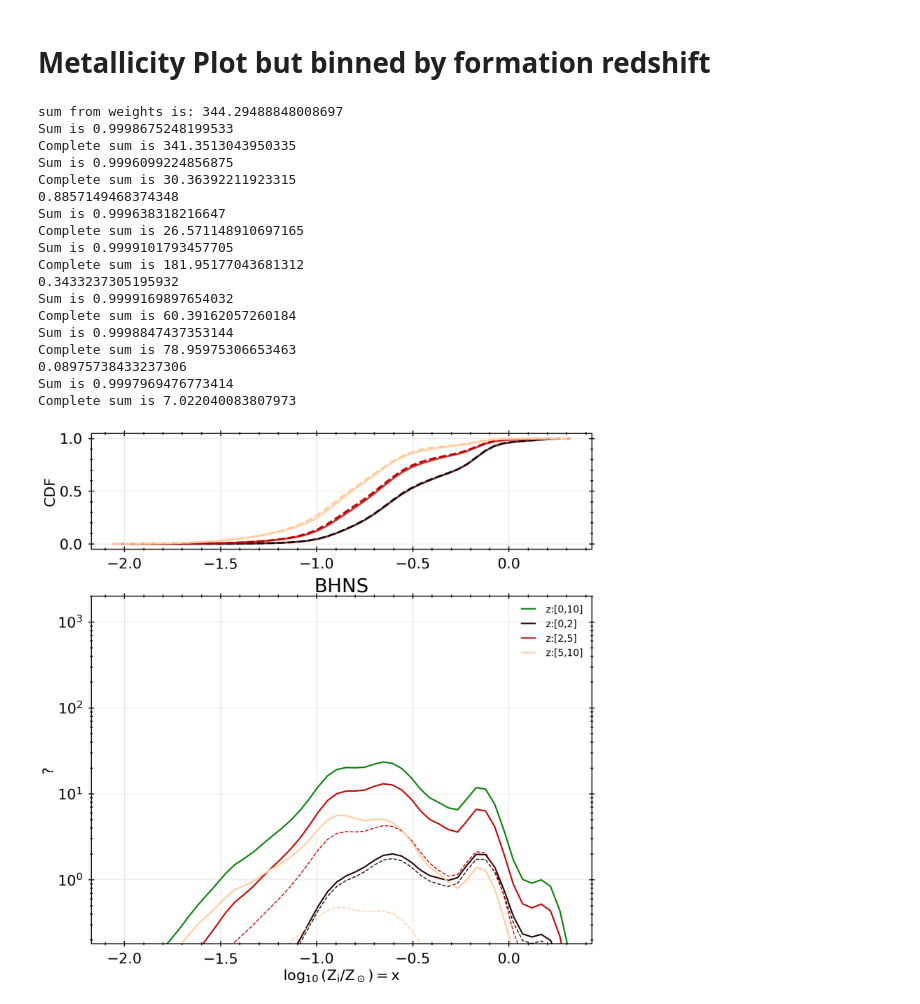
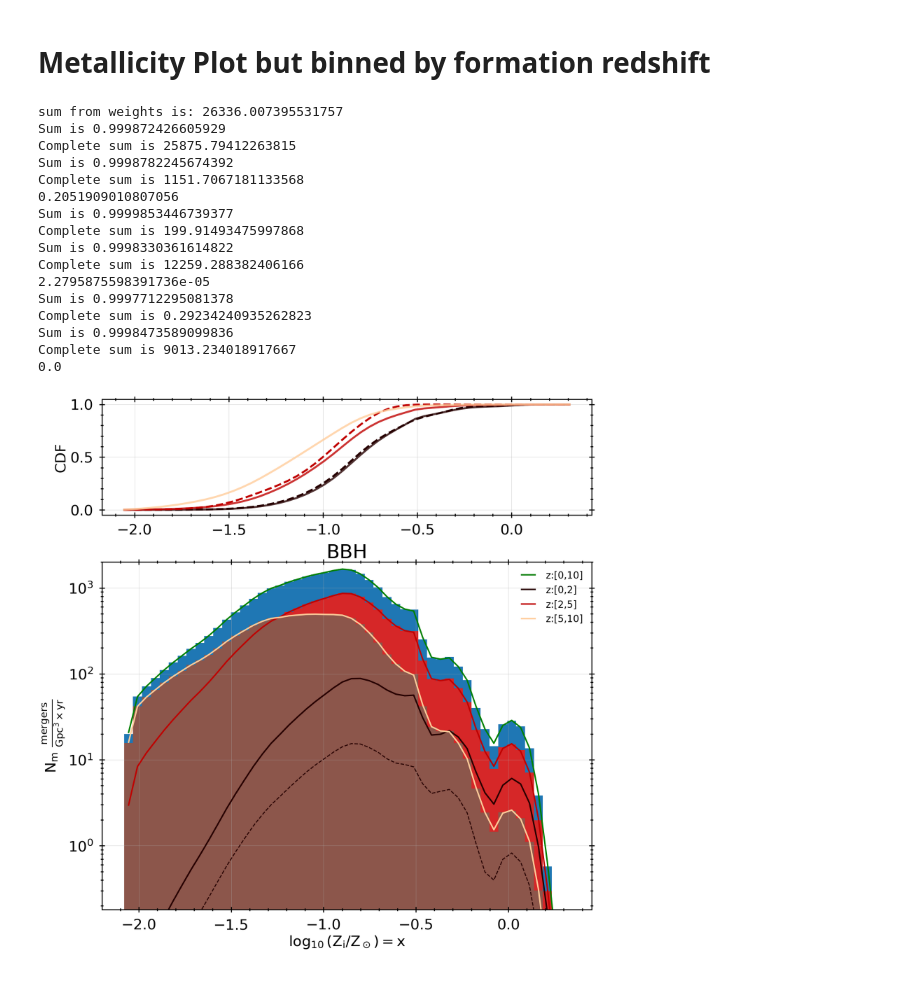
Before and after one commit to stlgolfer/metallicity_mergers, a Jupyter notebook: convolve_test.ipynb, the cells around one changed output. Cells and saved outputs as stored; diff of their text form; code cells hidden in the pictures.

```diff
--- a/convolve_test.ipynb
+++ b/convolve_test.ipynb
@@ -33,7 +33,7 @@ metallicities = fdata["BSE_System_Parameters"]["Metallicity@ZAMS(1)"][()]
 # potentially mask with/without a stable mass transfer or without an envelope
 mixture_weight = fdata["BSE_System_Parameters"]["mixture_weight"][()]
 fdata.close()
-TYPES = 'BNS'
+TYPES = 'BBH'
 fe_binned, fe_bins, compasdata = get_formation_efficiency(filepath, types=TYPES)
 delayTimes = compasdata.delayTimes
 
@@ -323,7 +323,7 @@ Since we're working with binned data, however, we can treat $z$ as the location
 # %%
 # now let's plot the 2d histogram
 # ok now let's do this in 2D. if we can marginalize this correctly then we've done something right
-options = sfr_van_son['max']
+options = sfr_van_son['fiducial']
 Zmesh, redshiftMesh = np.meshgrid(
     options.log_metallicity_bin_centers,
     np.linspace(0, 10, 1000)
@@ -686,14 +686,23 @@ networks = {
     },
     'ET_CE': {
         'array': ['ETS', 'CE1Id'],
-        'snr': 10
+        'snr': 8
     },
     'O4': {
         'array': ['H1_O4a', 'L1_O4a', 'Virgo_O4a'],
-        'snr': 10e-2
+        'snr': 8
+    },
+    'O5': {
+        'array': [
+            'H1_postO5',
+            'KAGRA_O5',
+            'L1_O5',
+            'Virgo_O5'
+        ],
+        'snr': 8
     }
 }
-det_choice = 'O4'
+det_choice = 'O5'
 # %%
 # make a new plot
 sfr_fig, sfr_ax = plt.subplots(1, 1)
@@ -848,6 +861,11 @@ def do_metallicity_plot_to_redshift(left, right, color, with_SNR=False, draw_CDF
         bins=50,
         density=True
     )
+    form_ax['Bottom'].hist(
+        Zm,
+        weights=weights,
+        bins=50
+    )
 
     dco_metallicity_weighted_kde = stats.gaussian_kde(
         Zm,
@@ -872,50 +890,48 @@ def do_metallicity_plot_to_redshift(left, right, color, with_SNR=False, draw_CDF
         form_ax['Top'].plot(dco_met_bins_midpoints, np.cumsum(plot_line/np.sum(plot_line)), label=f'{lab} CDF', linestyle = '--' if with_SNR else 'solid', color=color, alpha=1 if with_SNR else 0.8) #, linewidth=2 if with_SNR else 3
     # cdf_ax.tick_params(axis='y', labelcolor='red')
     # cdf_ax.set_yscale('log')
     # form_ax.axhline(plot_line.max())
 
 print(f'sum from weights is: {np.sum(fiducial_plotting_data['all_weights'])}')
 
 color_bins = plt.cm.gist_heat(np.linspace(0.1, 0.9, len(redshift_edges)-1))
 alt_color_bins = plt.cm.Greens(np.linspace(0.3, 0.9, len(redshift_edges)-1))
 
 do_metallicity_plot_to_redshift(0, 10, 'green')
 
 for i in range(len(redshift_edges)-1):
     do_metallicity_plot_to_redshift(redshift_edges[i], redshift_edges[i+1], color_bins[i], draw_CDF=True)
     do_metallicity_plot_to_redshift(redshift_edges[i], redshift_edges[i+1], color_bins[i], with_SNR=True, with_label=False, draw_CDF=True)
 
 # do_metallicity_plot_to_redshift(0, 5, 'red')
 # do_metallicity_plot_to_redshift(0, 5, 'green', with_SNR=True)
 
 form_ax['Bottom'].set_xlabel(r'$\log_{10}(Z_i/Z_\odot)=x$' if PLOT_Z_LOG else r'$Z_i/Z_\odot=x$')
 
 # form_ax.set_ylabel(r'$dN(x)*\int_{z_1}^{z_2} dz \frac{dR_m}{dz}$')
-form_ax['Bottom'].set_ylabel('?')
+form_ax['Bottom'].set_ylabel(r'$N_m~\frac{\text{mergers}}{Gpc^3\times yr}$')
 form_ax['Bottom'].set_yscale('log')
 form_ax['Bottom'].set_title(f'{TYPES}')
 form_ax['Bottom'].set_ylim(0.18,2e3)
 form_ax['Bottom'].legend()
 form_ax['Top'].set_ylabel('CDF')
 # form_ax['SNR'].set_ylabel('With SNR CDF')
 form_fig.show()
 # %% [output]
-sum from weights is: 344.29488848008697
-Sum is 0.9998675248199533
-Complete sum is 341.3513043950335
-Sum is 0.9996099224856875
-Complete sum is 30.36392211923315
-0.8857149468374348
-Sum is 0.999638318216647
-Complete sum is 26.571148910697165
-Sum is 0.9999101793457705
-Complete sum is 181.95177043681312
-0.3433237305195932
-Sum is 0.9999169897654032
-Complete sum is 60.39162057260184
-Sum is 0.9998847437353144
-Complete sum is 78.95975306653463
-0.08975738433237306
-Sum is 0.9997969476773414
-Complete sum is 7.022040083807973
+sum from weights is: 26336.007395531757
+Sum is 0.999872426605929
+Complete sum is 25875.79412263815
+Sum is 0.9998782245674392
+Complete sum is 1151.7067181133568
+0.2051909010807056
+Sum is 0.9999853446739377
+Complete sum is 199.91493475997868
+Sum is 0.9998330361614822
+Complete sum is 12259.288382406166
+2.2795875598391736e-05
+Sum is 0.9997712295081378
+Complete sum is 0.29234240935262823
+Sum is 0.9998473589099836
+Complete sum is 9013.234018917667
+0.0
-[figure, old version]
+[figure, new version]
```
Also changed, not shown: parts of 5 cells of this notebook, 2 other files.
